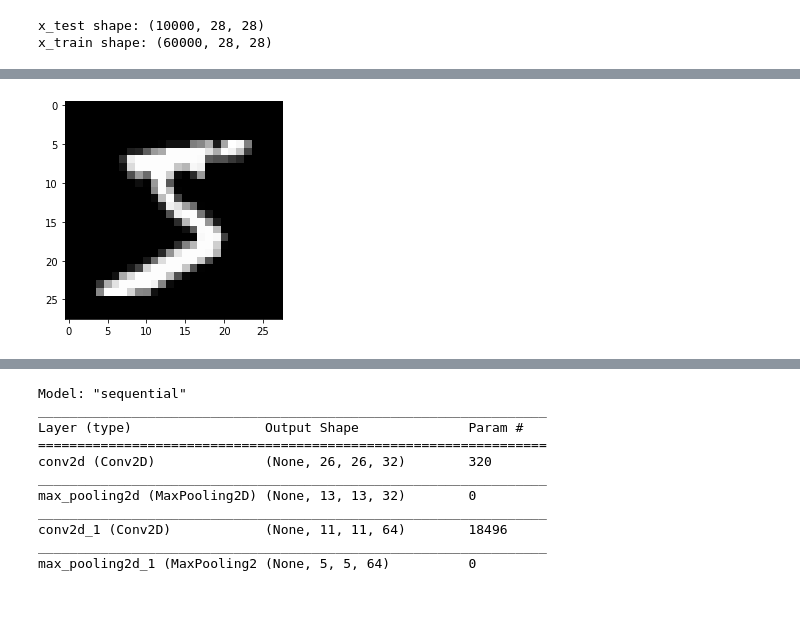
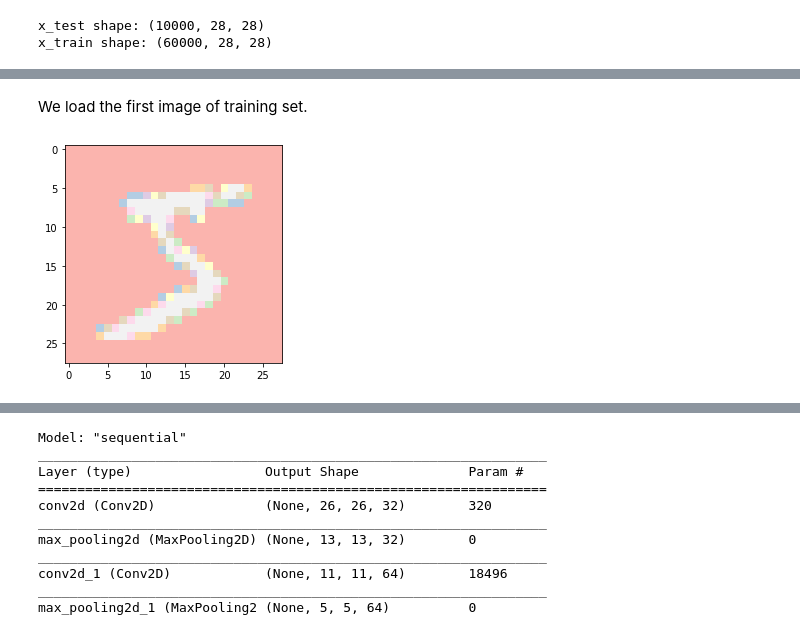
Before and after one commit to truc-h-nguyen/Toddler-activity-suggestions, a Jupyter notebook: Simple_MNIST_convnet.ipynb, the cells around one changed output, grey strips where cells are left out. Drawn from its saved outputs; the diff is of its cells as text; code cells hidden in the pictures; blank space fills up the shorter version.

```diff
--- a/Simple_MNIST_convnet.ipynb
+++ b/Simple_MNIST_convnet.ipynb
@@ -31,7 +81,9 @@ x_train shape: (60000, 28, 28)
+# %% [markdown]
+We load the first image of training set.
 # %%
 # Get first image of training set
 x_first = x_train[0]
-plt.imshow(x_first, cmap='gray')
+plt.imshow(x_first, cmap='Pastel1')
 plt.show()
 # %% [output]
-[figure, old version]
+[figure, new version]
```
Also changed, not shown: parts of 21 cells of this notebook.
